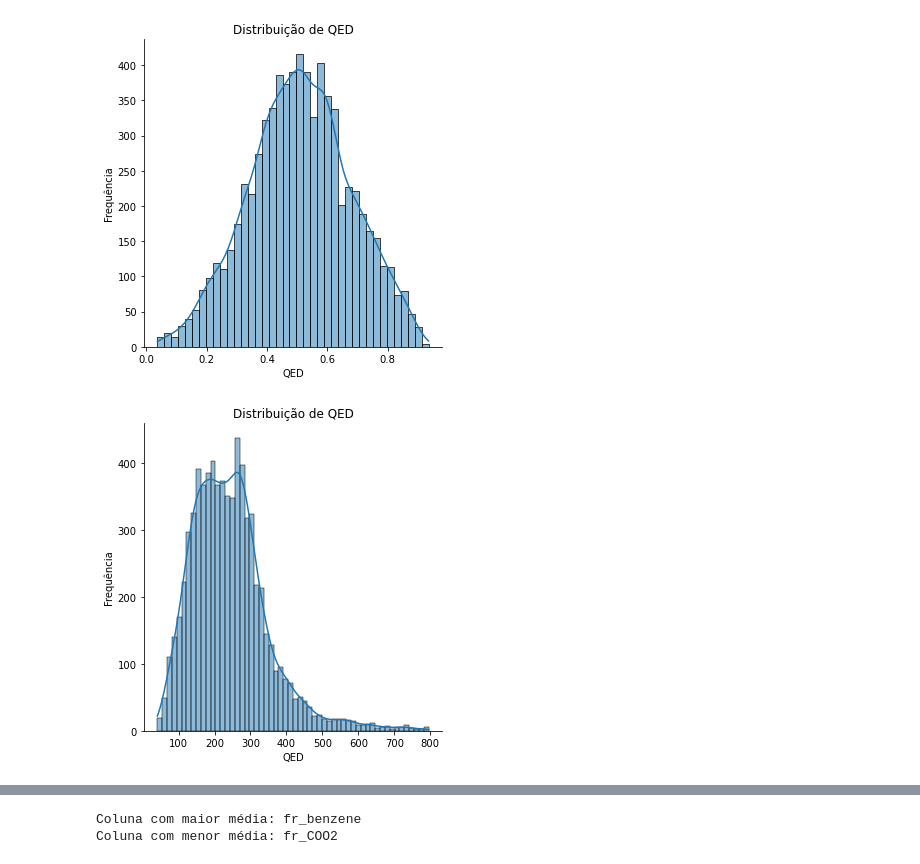
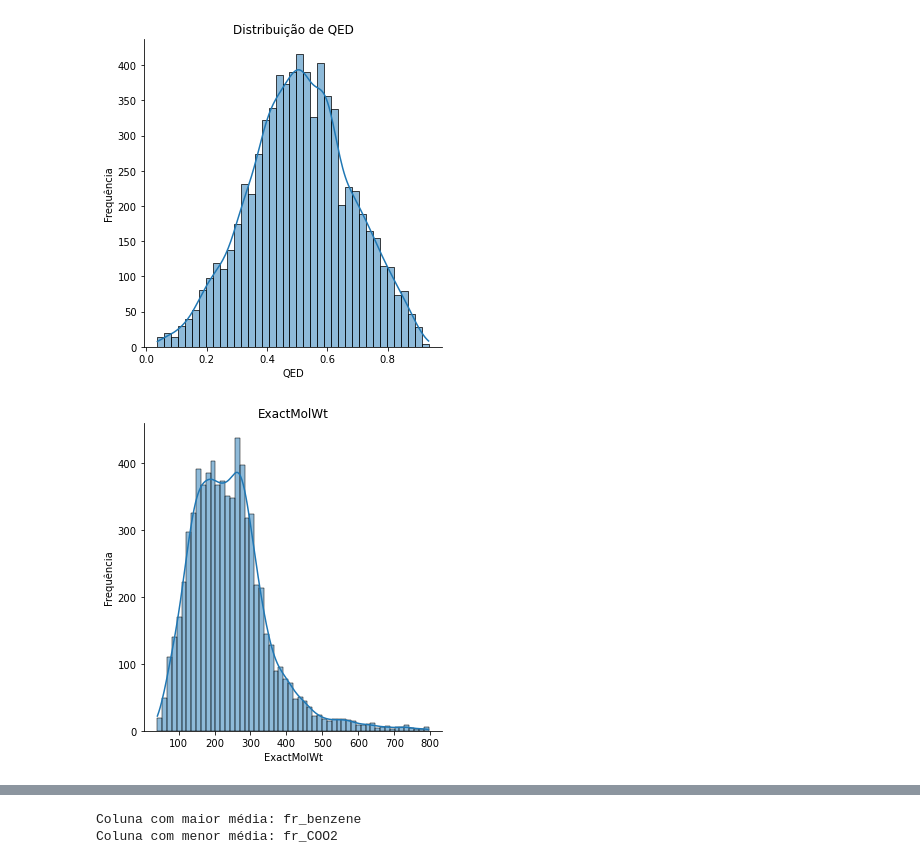
Before and after one commit to esperancaa/Extracao_de_Dados, a Jupyter notebook: Trabalho_Pyhton/Trabalho.ipynb, the cells around one changed output, grey strips where cells are left out. Saved outputs shown, nothing was run; the diff lists cells and outputs as text; code cells hidden in the pictures.

```diff
--- a/Trabalho_Pyhton/Trabalho.ipynb
+++ b/Trabalho_Pyhton/Trabalho.ipynb
@@ -270,12 +289,12 @@ plt.show()
 [figure]
 # %%
 sns.displot(df_global, x='ExactMolWt', kde=True)
-plt.title('Distribuição de QED')
-plt.xlabel('QED')
+plt.title('ExactMolWt')
+plt.xlabel('ExactMolWt')
 plt.ylabel('Frequência')
 plt.show()
 # %% [output]
-[figure, old version]
+[figure, new version]
 # %%
 from sklearn.preprocessing import StandardScaler
 
```
Also changed, not shown: parts of 17 cells of this notebook.
